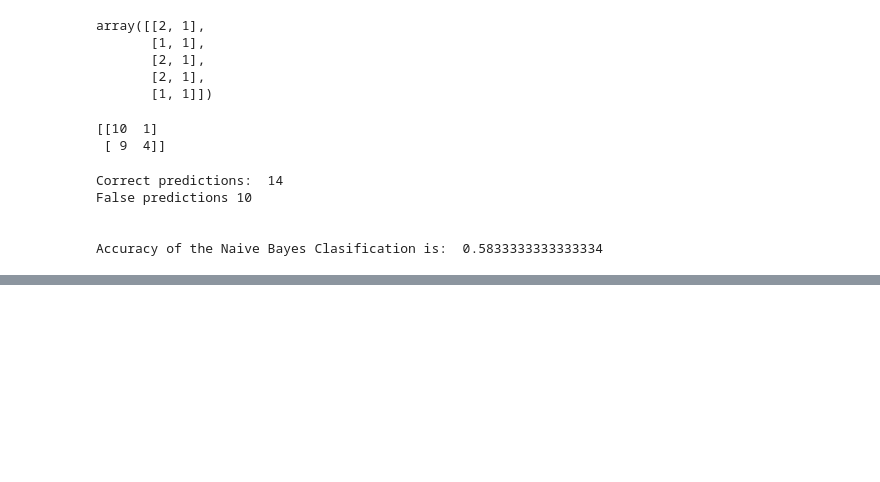
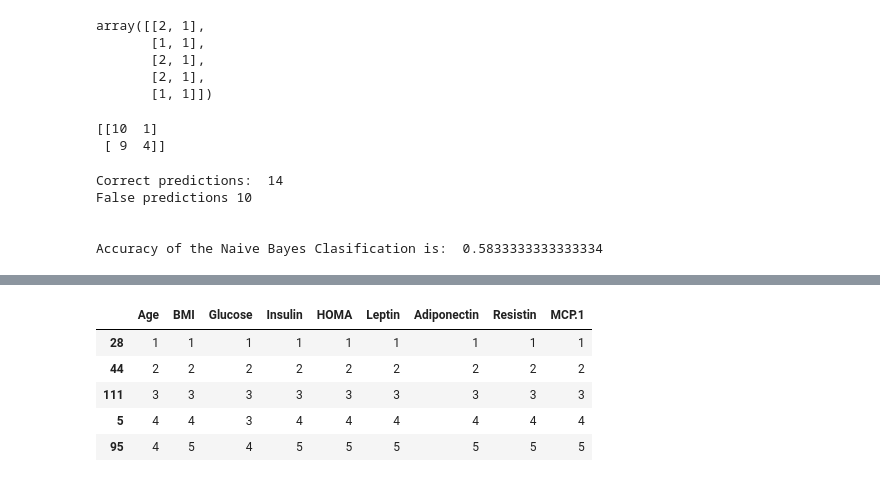
Before and after one commit to Iqbalsuryaa/datamining, a Jupyter notebook: _sources/tugas-pendat/tugas uts-pendat.ipynb, the cells around one changed output, grey strips where cells are left out. Saved outputs shown, nothing was run; the diff lists cells and outputs as text; code cells hidden in the pictures; blank space fills up the shorter version.

```diff
--- a/_sources/tugas-pendat/tugas uts-pendat.ipynb
+++ b/_sources/tugas-pendat/tugas uts-pendat.ipynb
@@ -94,0 +223,9 @@ Accuracy of the Naive Bayes Clasification is:  0.5833333333333334
+# %%
+X_train.head()
+# %% [output]
+|  | Age | BMI | Glucose | Insulin | HOMA | Leptin | Adiponectin | Resistin | MCP.1 |
+| 28 | 1 | 1 | 1 | 1 | 1 | 1 | 1 | 1 | 1 |
+| 44 | 2 | 2 | 2 | 2 | 2 | 2 | 2 | 2 | 2 |
+| 111 | 3 | 3 | 3 | 3 | 3 | 3 | 3 | 3 | 3 |
+| 5 | 4 | 4 | 3 | 4 | 4 | 4 | 4 | 4 | 4 |
+| 95 | 4 | 5 | 4 | 5 | 5 | 5 | 5 | 5 | 5 |
```
Also changed, not shown: parts of 24 cells of this notebook, 15 other files.
